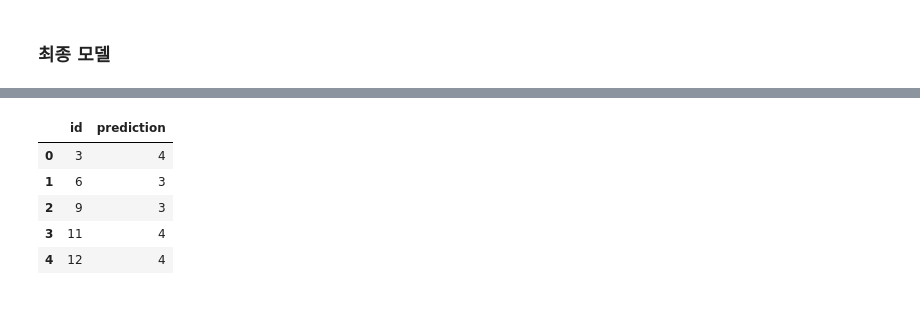
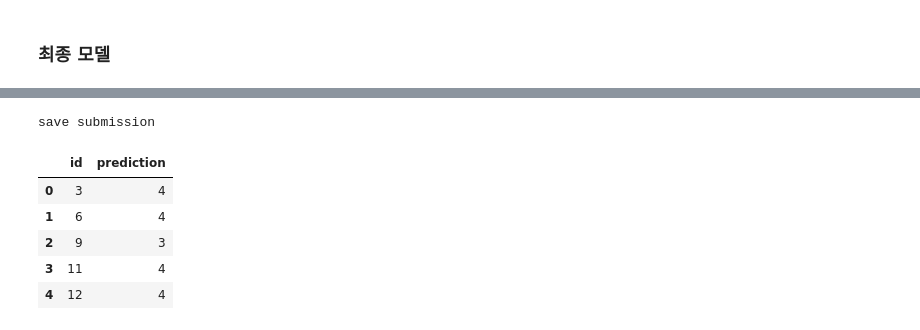
Before and after one commit to sooooner/Crowdflower-Search-Results-Relevance, a Jupyter notebook: LSA.ipynb, the cells around one changed output, grey strips where cells are left out. Saved outputs shown, nothing was run; the diff lists cells and outputs as text; code cells hidden in the pictures.

```diff
--- a/LSA.ipynb
+++ b/LSA.ipynb
@@ -362,0 +636,4 @@ plot_multiclass_roc_prc(best_model, X_dev, y_dev)
+# %%
+X_stacked_train = hstack([X_svd_train, X_sim_train])
+X_stacked_dev = hstack([X_svd_dev, X_sim_dev])
+X_stacked_test = hstack([X_svd_test, X_sim_test])
@@ -362,0 +669,31 @@ plot_multiclass_roc_prc(best_model, X_dev, y_dev)
+# %%
+# n_estimators = 10
+# svm = OneVsRestClassifier(BaggingClassifier(SVC(C = 10, gamma='auto', probability=True),
+#                                             max_samples=1.0 / n_estimators,
+#                                             n_estimators=n_estimators),
+#                           n_jobs=-1)
+
+svm = OneVsRestClassifier(SVC(C = 10, gamma='auto', probability=True),
+                          n_jobs=-1)
+now = time.localtime()
+print("%02d:%02d:%02d"%(now.tm_hour, now.tm_min, now.tm_sec))
+print('Fitting svm')
+svm_result = svm.fit(X_scaled_train, y)
+now = time.localtime()
+print("%02d:%02d:%02d"%(now.tm_hour, now.tm_min, now.tm_sec))
+print('Predict train')
+svm_pred_train = svm_result.predict(X_scaled_train)
+now = time.localtime()
+print("%02d:%02d:%02d"%(now.tm_hour, now.tm_min, now.tm_sec))
+print('Predict dev')
+svm_pred_dev = svm_result.predict(X_scaled_dev)
+
+print("kappa\ntrain : %f\tdev : %f"% (metric.quadratic_weighted_kappa(y, svm_pred_train), \
+                                      metric.quadratic_weighted_kappa(y_dev, svm_pred_dev)))
+
+print("rmse\ntrain : %f\tdev : %f"% (mean_squared_error(y, svm_pred_train)**0.5, \
+                                     mean_squared_error(y_dev, svm_pred_dev)**0.5))
+
+print('\nconfusion_matrix : %d개중 %d개를 틀림\n'%(len(y_dev), len(np.where(svm_pred_dev!=y_dev)[0])), \
+      confusion_matrix(y_dev, svm_pred_dev))
+print('\nclassification_report :\n', classification_report(y_dev, svm_pred_dev))
@@ -362,0 +719,2 @@ plot_multiclass_roc_prc(best_model, X_dev, y_dev)
+# %%
+svm_pred_test = svm_result.predict(X_scaled_test)
@@ -363,12 +732,13 @@ plot_multiclass_roc_prc(best_model, X_dev, y_dev)
 # %%
-# # save submission
-# grid_svm_sim_submission = pd.DataFrame({"id": idx, "prediction": model_preds})
-# grid_svm_sim_submission.to_csv("./submission/tfidf_svm_sim_grid.csv", index=False)
-# grid_svm_sim_submission.head()
+submission = pd.DataFrame({"id": idx, "prediction": svm_pred_test})
+print('save submission')
+submission.to_csv("./submission/eda_16_8_8_2_submission.csv", index=False)
+submission.head()
 # %% [output]
+save submission
 |  | id | prediction |
 | 0 | 3 | 4 |
-| 1 | 6 | 3 |
+| 1 | 6 | 4 |
 | 2 | 9 | 3 |
 | 3 | 11 | 4 |
 | 4 | 12 | 4 |
```
Also changed, not shown: parts of 43 cells of this notebook, 2 other files.
